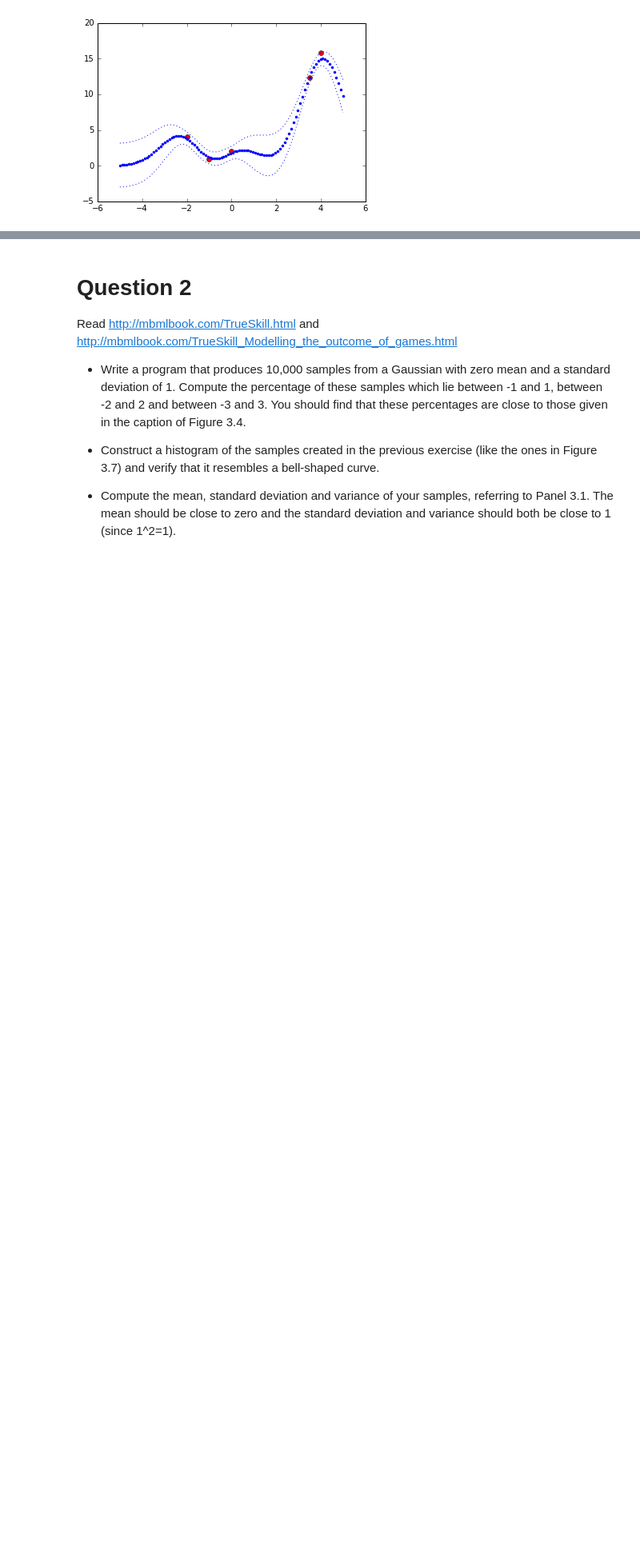
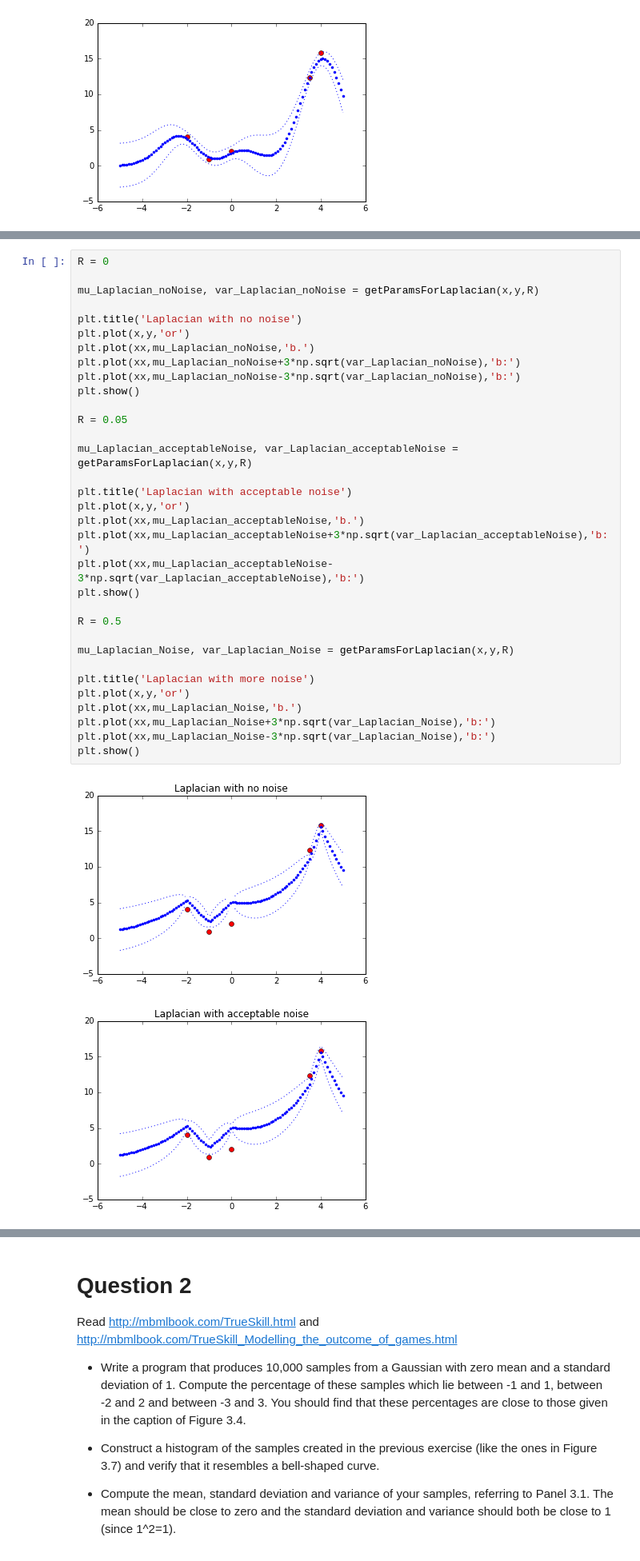
Before and after one commit to idilgun/notes, a Jupyter notebook: swe582/SWE582 TakeHome 2016.ipynb, the cells around one changed output, grey strips where cells are left out. Shown at 80% size. Drawn from its saved outputs; the diff is of its cells as text; blank space fills up the shorter version.

```diff
--- a/swe582/SWE582 TakeHome 2016.ipynb
+++ b/swe582/SWE582 TakeHome 2016.ipynb
@@ -179,0 +248,36 @@ plt.show()
+# %%
+R = 0
+
+mu_Laplacian_noNoise, var_Laplacian_noNoise = getParamsForLaplacian(x,y,R)
+
+plt.title('Laplacian with no noise')
+plt.plot(x,y,'or')
+plt.plot(xx,mu_Laplacian_noNoise,'b.')
+plt.plot(xx,mu_Laplacian_noNoise+3*np.sqrt(var_Laplacian_noNoise),'b:')
+plt.plot(xx,mu_Laplacian_noNoise-3*np.sqrt(var_Laplacian_noNoise),'b:')
+plt.show()
+
+R = 0.05
+
+mu_Laplacian_acceptableNoise, var_Laplacian_acceptableNoise = getParamsForLaplacian(x,y,R)
+
+plt.title('Laplacian with acceptable noise')
+plt.plot(x,y,'or')
+plt.plot(xx,mu_Laplacian_acceptableNoise,'b.')
+plt.plot(xx,mu_Laplacian_acceptableNoise+3*np.sqrt(var_Laplacian_acceptableNoise),'b:')
+plt.plot(xx,mu_Laplacian_acceptableNoise-3*np.sqrt(var_Laplacian_acceptableNoise),'b:')
+plt.show()
+
+R = 0.5
+
+mu_Laplacian_Noise, var_Laplacian_Noise = getParamsForLaplacian(x,y,R)
+
+plt.title('Laplacian with more noise')
+plt.plot(x,y,'or')
+plt.plot(xx,mu_Laplacian_Noise,'b.')
+plt.plot(xx,mu_Laplacian_Noise+3*np.sqrt(var_Laplacian_Noise),'b:')
+plt.plot(xx,mu_Laplacian_Noise-3*np.sqrt(var_Laplacian_Noise),'b:')
+plt.show()
+# %% [output]
+[figure, added]
+[figure, added]
```
Also changed, not shown: parts of 13 cells of this notebook.
